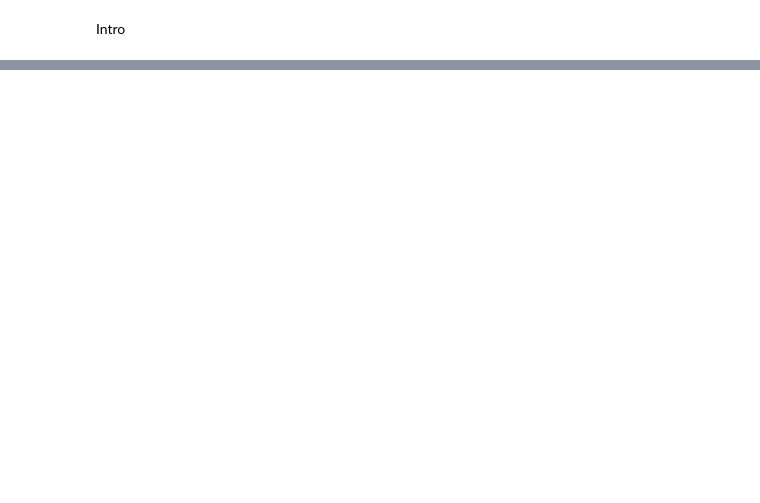
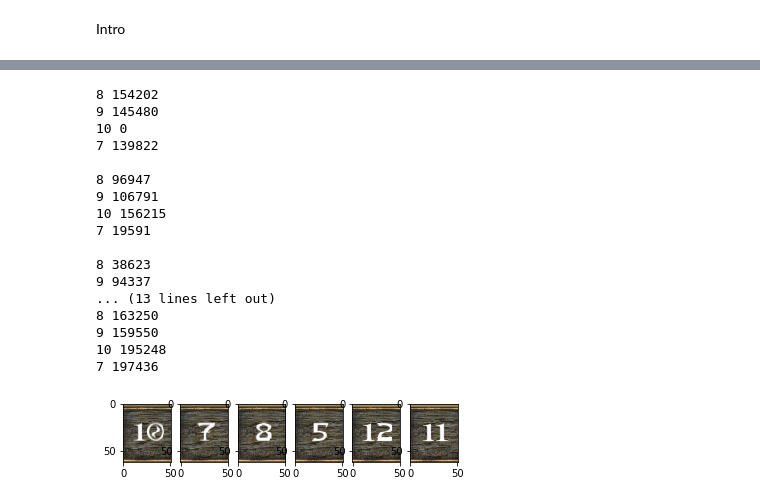
Before and after one commit to CodyEthanJordan/TechKnights2019_ScreenScraping, a Jupyter notebook: Python/PerfectStats.ipynb, the cells around one changed output, grey strips where cells are left out. Drawn from its saved outputs; the diff is of its cells as text; code cells hidden in the pictures; blank space fills up the shorter version.

```diff
--- a/Python/PerfectStats.ipynb
+++ b/Python/PerfectStats.ipynb
@@ -32,0 +76,40 @@ i
+# %%
+imageDict = {}
+# %%
+value = 10
+imageDict.update({value : getNumber(value, None)})
+# %%
+fig, ax = plt.subplots(ncols=6)
+img = pyautogui.screenshot()
+
+for i in range(6):
+    stat = shift(buttonLocations[0], -40, 10 + y_dist*i)
+    stat[2] -= 100
+    stat[3] -= 15
+
+    region = img.crop(boxToBounds(stat))
+    ax[i].imshow(region)
+    print(' ')
+    for value, image in imageDict.items():
+        diff = ImageChops.difference(image, region)
+        diff = np.sum(np.abs(np.array(diff)))
+        print(value, diff)
+# %% [output]
+8 154202
+9 145480
+10 0
+7 139822
+
+8 96947
+9 106791
+10 156215
+7 19591
+
+8 38623
+9 94337
+... (13 lines left out)
+8 163250
+9 159550
+10 195248
+7 197436
+[figure, added]
```
Also changed, not shown: parts of 7 cells of this notebook, 4 other files.
